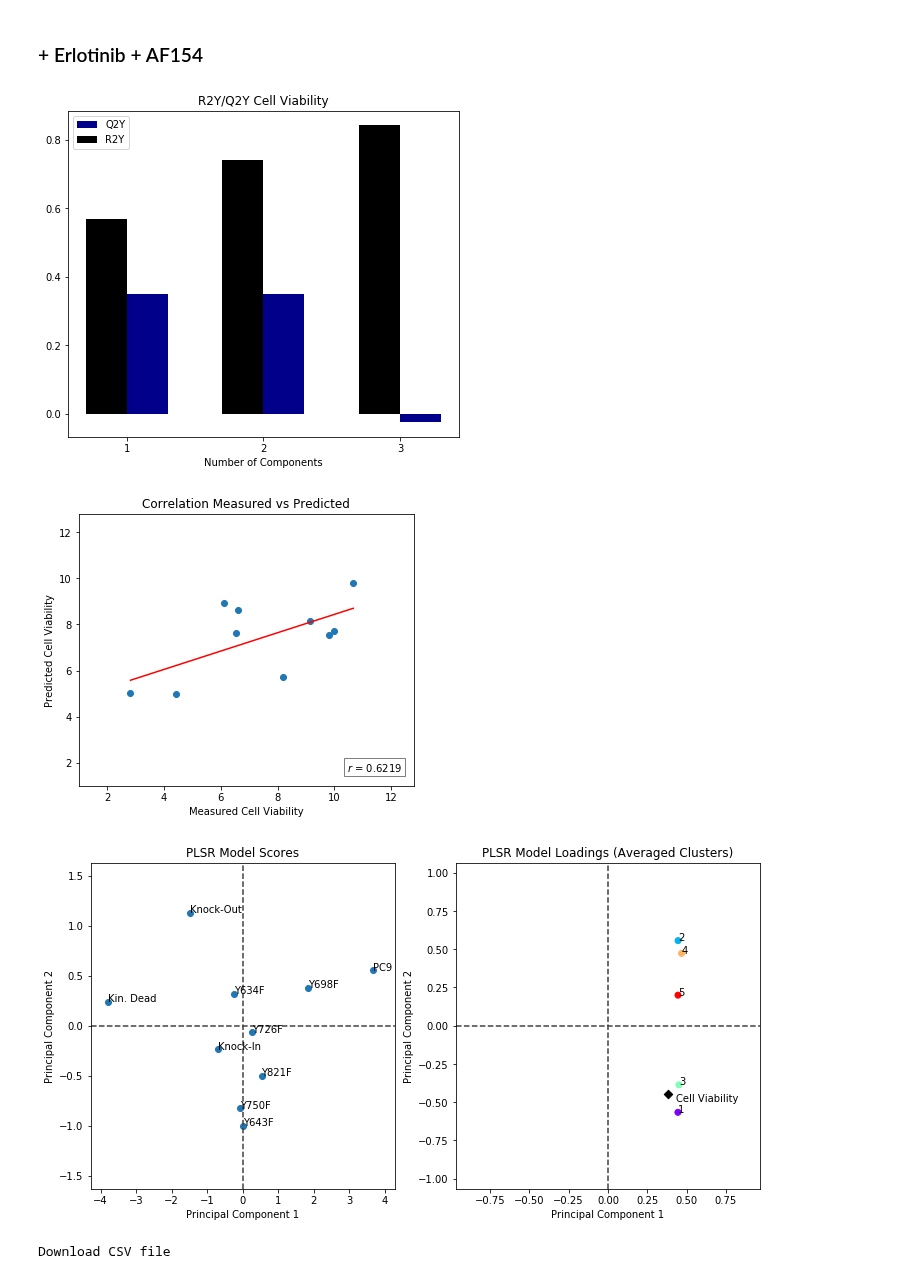
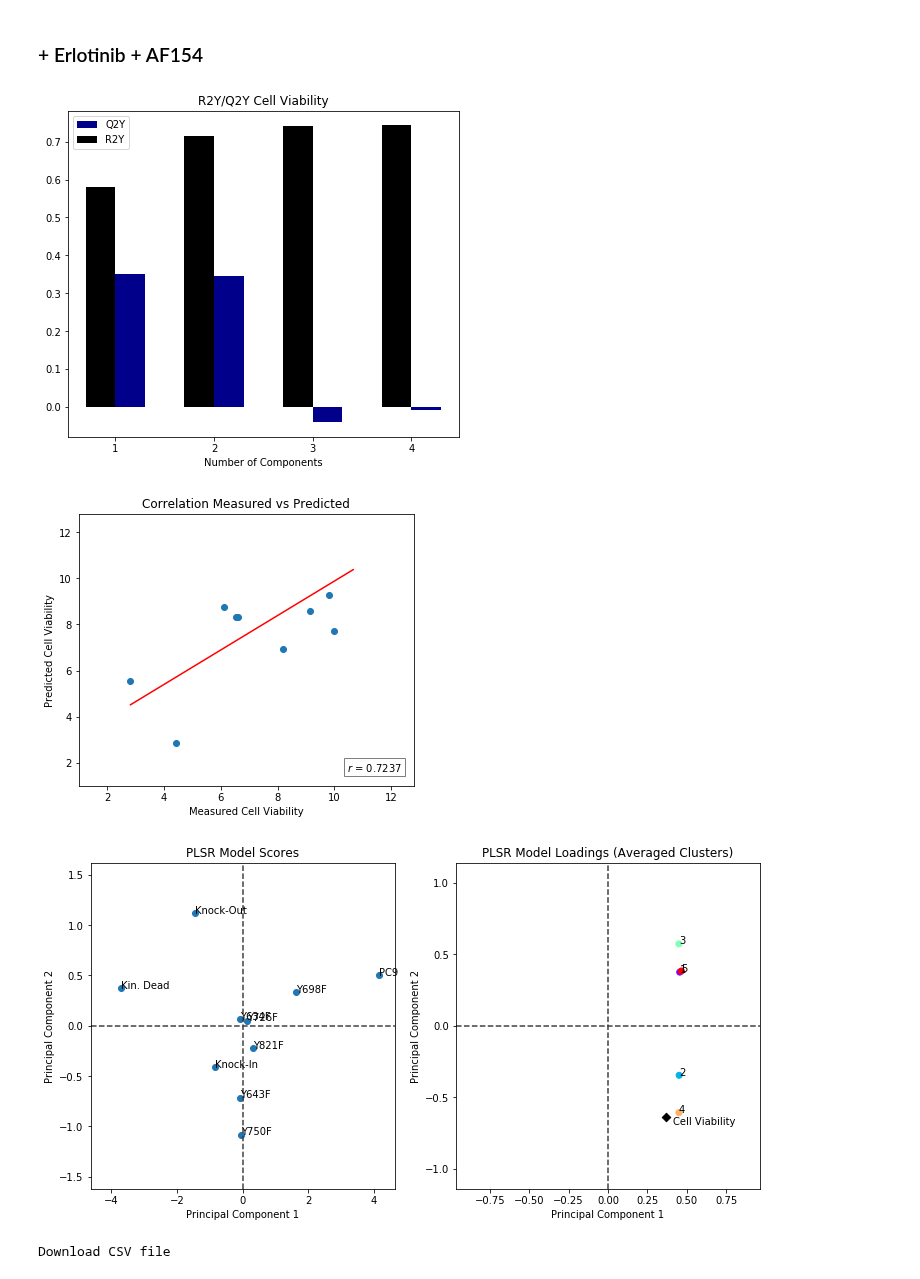
Before and after one commit to meyer-lab/DDMC, a Jupyter notebook: Fig2-AXLmutantsRegression_AF154.ipynb, the cells around one changed output. Cells and saved outputs as stored; diff of their text form; code cells hidden in the pictures.

```diff
--- a/Fig2-AXLmutantsRegression_AF154.ipynb
+++ b/Fig2-AXLmutantsRegression_AF154.ipynb
@@ -99,15 +81,15 @@ Name: 40, dtype: float64
 # %%
 distance_method = "PAM250"
 ncl = 5
-GMMweight = 1
+GMMweight = 0.0
 
 MSC = MassSpecClustering(info_ab, ncl, GMMweight=GMMweight, distance_method=distance_method).fit(data_ab, CV_ab)
 centers_ab = MSC.transform(data_ab)
 
 fig, ax = plt.subplots(1, 1, figsize=(7,6))
-plotR2YQ2Y(ax, centers_ab, CV_ab, 4)
+plotR2YQ2Y(ax, centers_ab, CV_ab, 5)
 # %% [output]
-[figure, old version]
+[figure, new version]
 # %%
 # fig, ax = plt.subplots(1, 1, figsize=(8,6))
 # plotMixedClusteringPLSR_GridSearch(ax, data_ab, info_ab, CV_ab, distance_method)
@@ -145,13 +127,13 @@ centers_ab = mixedCl_plsr.named_steps.mixedCl.transform(data_ab)
 fig, ax = plt.subplots(1,1,figsize=(6,5))
 plotMeasuredVsPredicted(ax, mixedCl_plsr, data_ab, CV_ab)
 # %% [output]
-[figure, old version]
+[figure, new version]
 # %%
 fig, ax = plt.subplots(1, 2, figsize=(12,6))
 
 plotScoresLoadings(ax, fit, centers_ab, CV_ab, ncl, treatments_ab)
 # %% [output]
-[figure, old version]
+[figure, new version]
 # %%
 clustermembers = mixedCl_plsr.named_steps.mixedCl.clustermembers(ABC_ab.T)
 create_download_link(clustermembers, "20200115-AXLaf154_BMP_W1/2.csv")
```
Also changed, not shown: parts of 4 cells of this notebook, 4 other files.
